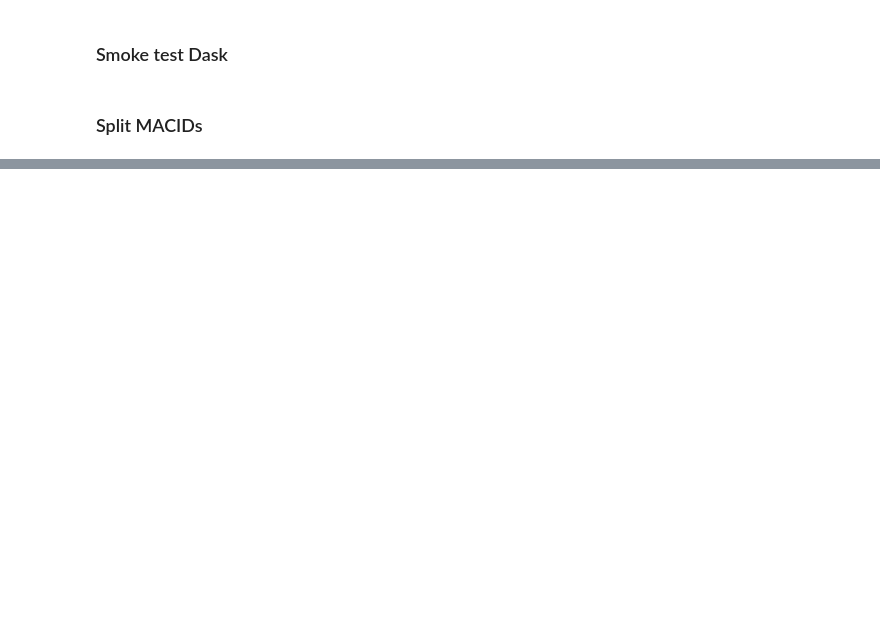
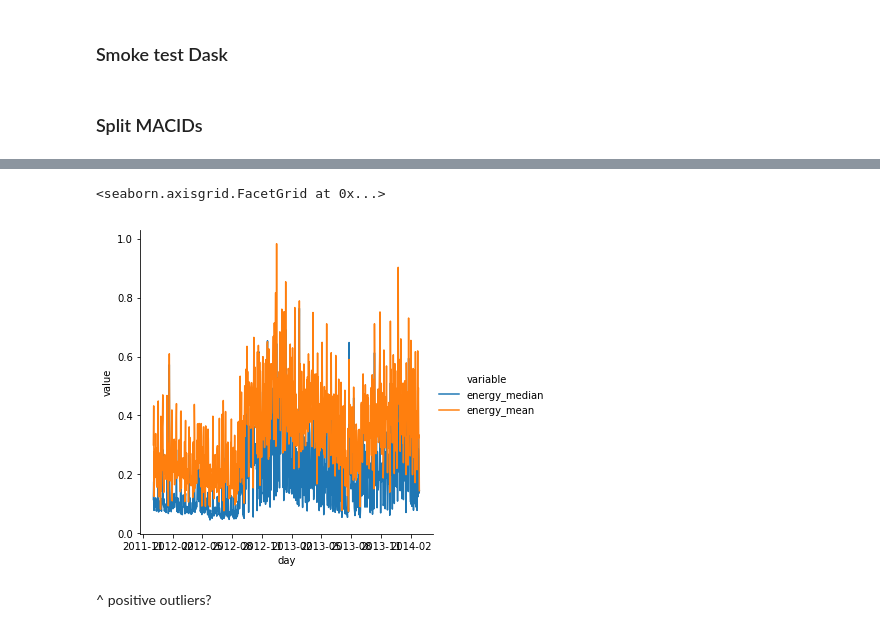
Before and after one commit to npendicott/london-forcast, a Jupyter notebook: modelng/exploratory_analysis.ipynb, the cells around one changed output, grey strips where cells are left out. Drawn from its saved outputs; the diff is of its cells as text; code cells hidden in the pictures; blank space fills up the shorter version.

```diff
--- a/modelng/exploratory_analysis.ipynb
+++ b/modelng/exploratory_analysis.ipynb
@@ -78,0 +298,13 @@ usage_data.groupby(id_key)[usage_key].mean().compute()
+# %%
+single_agg_melt = pandas.melt(single_agg_usage, id_vars=['LCLid', 'day'], value_vars=['energy_median', 'energy_mean'])
+
+sns.relplot(x='day',
+            y='value',
+            hue='variable',
+            kind="line",
+            data=single_agg_melt)
+# %% [output]
+<seaborn.axisgrid.FacetGrid at 0x...>
+[figure, added]
+# %% [markdown]
+^ positive outliers?
```
Also changed, not shown: parts of 59 cells of this notebook.
